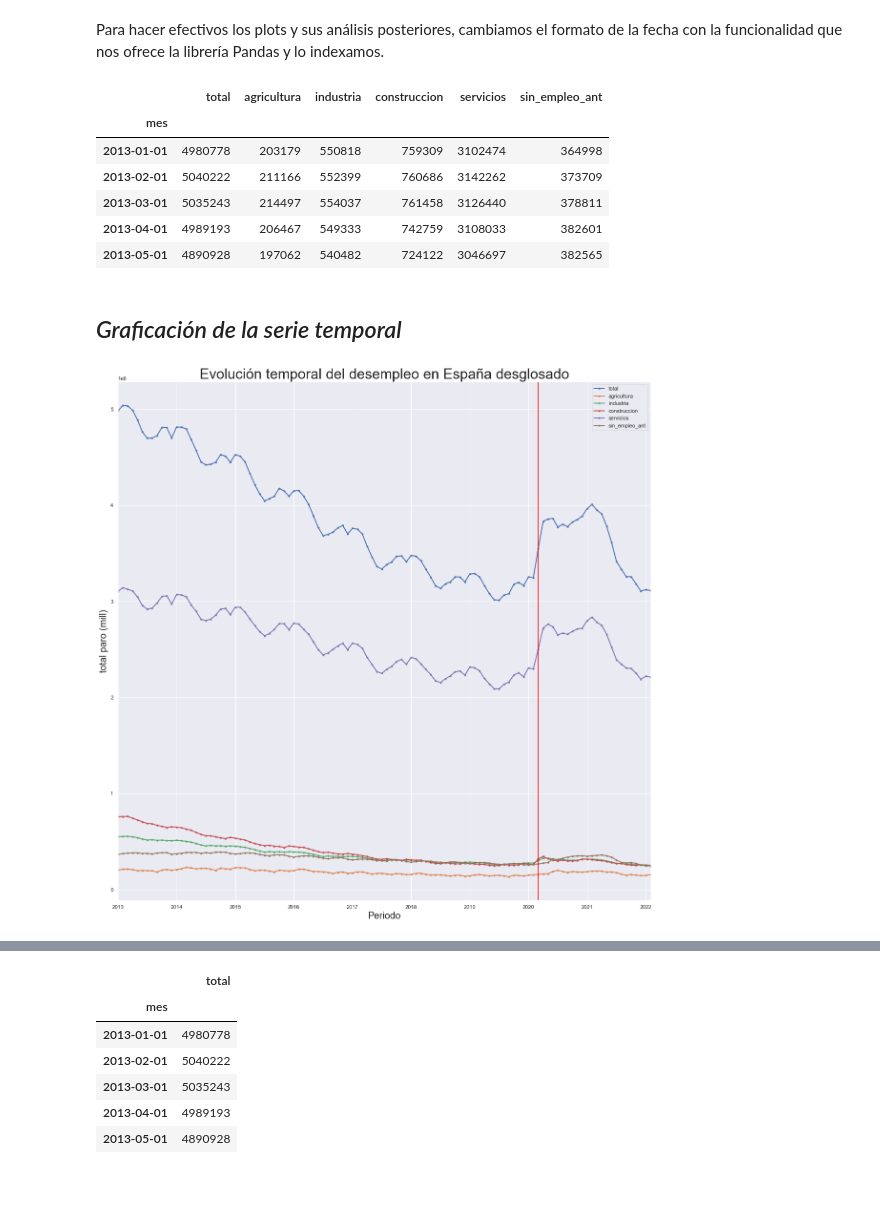
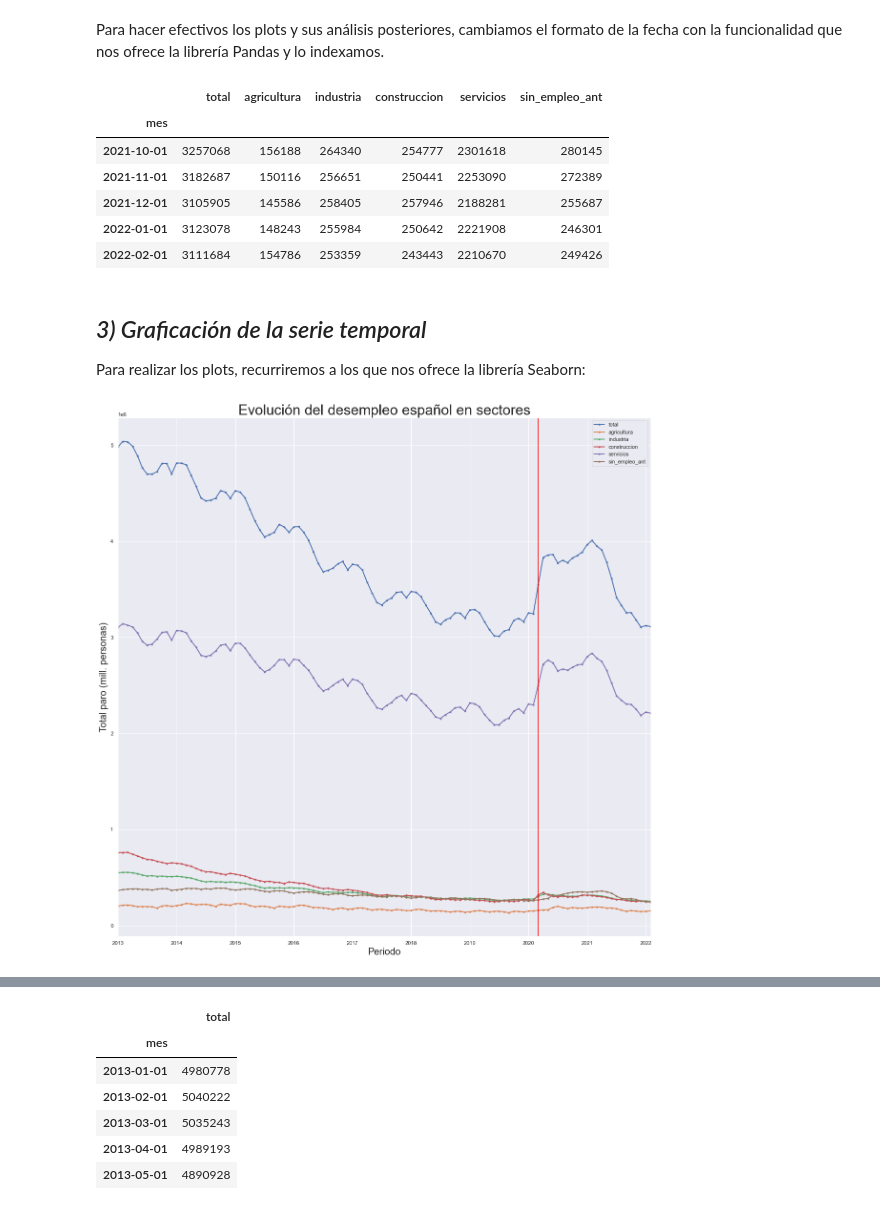
Before and after one commit to algoriv92/TFM, a Jupyter notebook: notebooks/df_paro.ipynb, the cells around one changed output, grey strips where cells are left out. Cells and saved outputs as stored; diff of their text form; code cells hidden in the pictures.

Commit message:
cambios para asegurar que todo está en GH

```diff
--- a/notebooks/df_paro.ipynb
+++ b/notebooks/df_paro.ipynb
@@ -52,29 +60,28 @@ df_paro
 # %% [markdown]
 Para hacer efectivos los plots y sus análisis posteriores, cambiamos el formato de la fecha con la funcionalidad que nos ofrece la librería Pandas y lo indexamos.
 # %%
-# Convertimos en formato fecha
 df_paro.mes = pd.to_datetime(df_paro.mes, format='%Y%m')
 
 df_paro = df_paro.set_index("mes")
-df_paro.head()
+df_paro.tail()
 # %% [output]
 |  | total | agricultura | industria | construccion | servicios | sin_empleo_ant |
 | mes |  |  |  |  |  |  |
-| 2013-01-01 | 4980778 | 203179 | 550818 | 759309 | 3102474 | 364998 |
-| 2013-02-01 | 5040222 | 211166 | 552399 | 760686 | 3142262 | 373709 |
-| 2013-03-01 | 5035243 | 214497 | 554037 | 761458 | 3126440 | 378811 |
-| 2013-04-01 | 4989193 | 206467 | 549333 | 742759 | 3108033 | 382601 |
-| 2013-05-01 | 4890928 | 197062 | 540482 | 724122 | 3046697 | 382565 |
+| 2021-10-01 | 3257068 | 156188 | 264340 | 254777 | 2301618 | 280145 |
+| 2021-11-01 | 3182687 | 150116 | 256651 | 250441 | 2253090 | 272389 |
+| 2021-12-01 | 3105905 | 145586 | 258405 | 257946 | 2188281 | 255687 |
+| 2022-01-01 | 3123078 | 148243 | 255984 | 250642 | 2221908 | 246301 |
+| 2022-02-01 | 3111684 | 154786 | 253359 | 243443 | 2210670 | 249426 |
 # %% [markdown]
-## *Graficación de la serie temporal*
+## *3) Graficación de la serie temporal*
+Para realizar los plots, recurriremos a los que nos ofrece la librería Seaborn:
 # %%
-# Ploteamos nuestra serie temporal:
 sns.set(rc={'figure.figsize':(20, 20)})
 fig = df_paro.plot(marker='.', linewidth= 2)
-fig.set_title('Evolución temporal del desempleo en España desglosado', fontsize = 30)
-fig.set_ylabel('total paro (mill)', fontsize = 20)
+fig.set_title('Evolución del desempleo español en sectores', fontsize = 30)
+fig.set_ylabel('Total paro (mill. personas)', fontsize = 20)
 fig.axvline('2020-03-01', color = 'red', linewidth= 1.5)
 fig.set_xlabel('Periodo', fontsize = 20);
 # %% [output]
-[figure, old version]
+[figure, new version]
 # %% [markdown]
```
Also changed, not shown: parts of 19 cells of this notebook, 1 other file.
